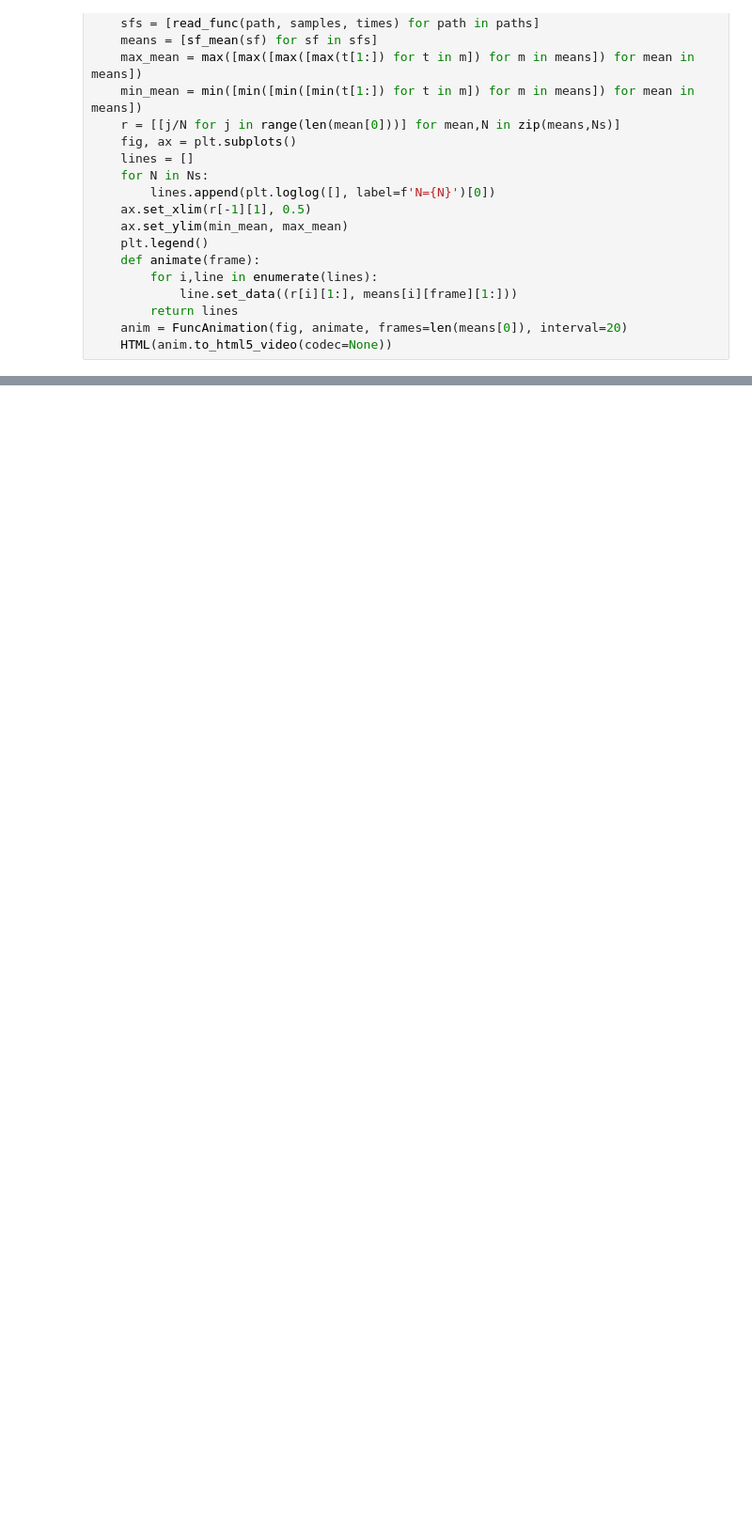
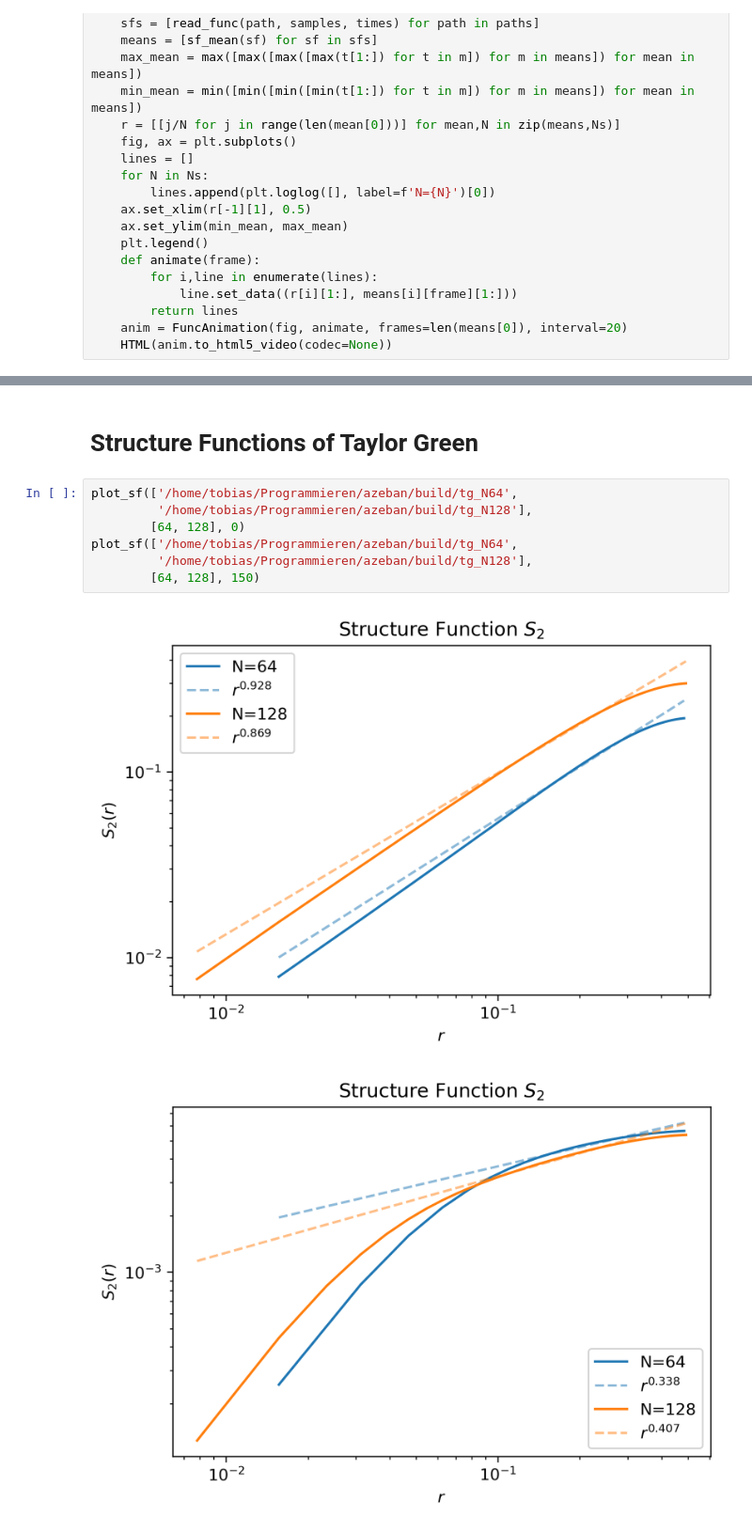
Before and after one commit to TobiasRohner/azeban, a Jupyter notebook: results/structure_funciton.ipynb, the cells around one changed output, grey strips where cells are left out. Shown at 94% size. Drawn from its saved outputs; the diff is of its cells as text; blank space fills up the shorter version.

```diff
--- a/results/structure_funciton.ipynb
+++ b/results/structure_funciton.ipynb
@@ -95,3 +95,15 @@ plot_sf(['/home/tobias/Programmieren/azeban/build/bm_N64',
 # %% [output]
 [figure]
 [figure]
+# %% [markdown]
+# Structure Functions of Taylor Green
+# %%
+plot_sf(['/home/tobias/Programmieren/azeban/build/tg_N64',
+         '/home/tobias/Programmieren/azeban/build/tg_N128'],
+        [64, 128], 0)
+plot_sf(['/home/tobias/Programmieren/azeban/build/tg_N64',
+         '/home/tobias/Programmieren/azeban/build/tg_N128'],
+        [64, 128], 150)
+# %% [output]
+[figure, added]
+[figure, added]
```
Also changed, not shown: parts of 3 cells of this notebook, 1 other file.
